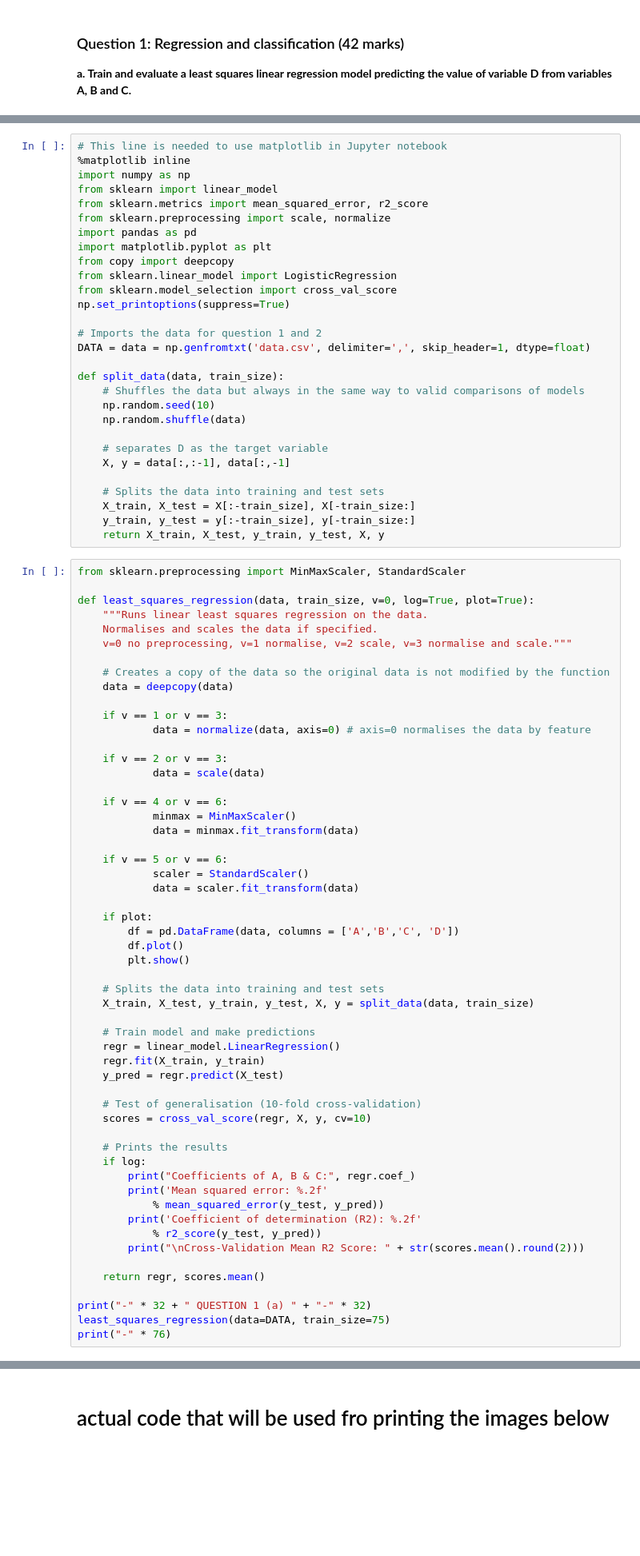
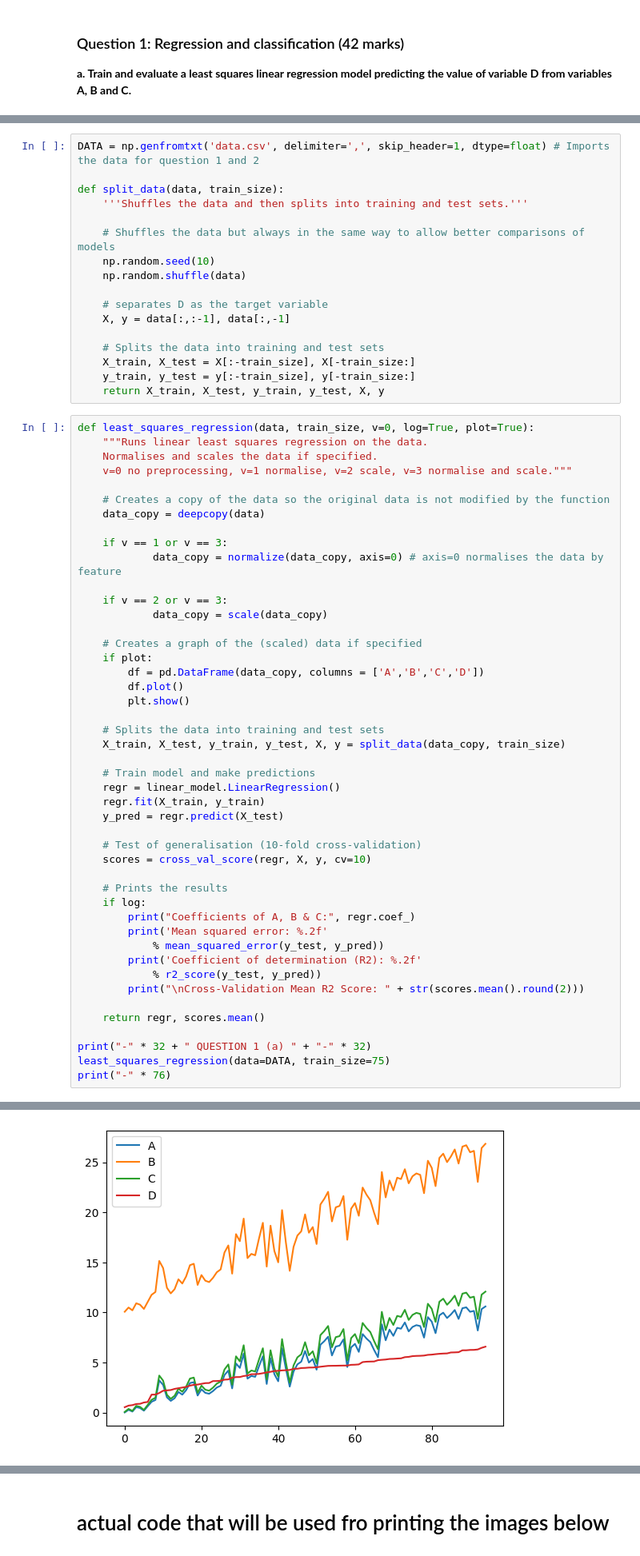
Before and after one commit to LucyIvatt/probabilistic-and-deep-learning, a Jupyter notebook: int3.ipynb, the cells around one changed output, grey strips where cells are left out. Shown at 80% size. Saved outputs shown, nothing was run; the diff lists cells and outputs as text; blank space fills up the shorter version.

```diff
--- a/int3.ipynb
+++ b/int3.ipynb
@@ -10,22 +48,10 @@ variable D from variables A, B and C.**
 # %%
-# This line is needed to use matplotlib in Jupyter notebook
-%matplotlib inline
-import numpy as np
-from sklearn import linear_model
-from sklearn.metrics import mean_squared_error, r2_score
-from sklearn.preprocessing import scale, normalize
-import pandas as pd
-import matplotlib.pyplot as plt
-from copy import deepcopy
-from sklearn.linear_model import LogisticRegression
-from sklearn.model_selection import cross_val_score
-np.set_printoptions(suppress=True)
-
-# Imports the data for question 1 and 2
-DATA = data = np.genfromtxt('data.csv', delimiter=',', skip_header=1, dtype=float)
+DATA = np.genfromtxt('data.csv', delimiter=',', skip_header=1, dtype=float) # Imports the data for question 1 and 2
 
 def split_data(data, train_size):
-    # Shuffles the data but always in the same way to valid comparisons of models
+    '''Shuffles the data and then splits into training and test sets.'''
+
+    # Shuffles the data but always in the same way to allow better comparisons of models
     np.random.seed(10)
     np.random.shuffle(data)
 
@@ -37,37 +63,28 @@ def split_data(data, train_size):
     y_train, y_test = y[:-train_size], y[-train_size:]
     return X_train, X_test, y_train, y_test, X, y
 # %%
-from sklearn.preprocessing import MinMaxScaler, StandardScaler
-
 def least_squares_regression(data, train_size, v=0, log=True, plot=True):
     """Runs linear least squares regression on the data.
     Normalises and scales the data if specified.
     v=0 no preprocessing, v=1 normalise, v=2 scale, v=3 normalise and scale."""
 
     # Creates a copy of the data so the original data is not modified by the function
-    data = deepcopy(data)
+    data_copy = deepcopy(data)
 
     if v == 1 or v == 3:
-            data = normalize(data, axis=0) # axis=0 normalises the data by feature
+            data_copy = normalize(data_copy, axis=0) # axis=0 normalises the data by feature
 
     if v == 2 or v == 3:
-            data = scale(data)
+            data_copy = scale(data_copy)
 
-    if v == 4 or v == 6:
-            minmax = MinMaxScaler()
-            data = minmax.fit_transform(data)
-
-    if v == 5 or v == 6:
-            scaler = StandardScaler()
-            data = scaler.fit_transform(data)
-
+    # Creates a graph of the (scaled) data if specified
     if plot:
-        df = pd.DataFrame(data, columns = ['A','B','C', 'D'])
+        df = pd.DataFrame(data_copy, columns = ['A','B','C','D'])
         df.plot()
         plt.show()
 
     # Splits the data into training and test sets
-    X_train, X_test, y_train, y_test, X, y = split_data(data, train_size)
+    X_train, X_test, y_train, y_test, X, y = split_data(data_copy, train_size)
 
     # Train model and make predictions
     regr = linear_model.LinearRegression()
@@ -91,3 +108,4 @@ def least_squares_regression(data, train_size, v=0, log=True, plot=True):
 print("-" * 32 + " QUESTION 1 (a) " + "-" * 32)
 least_squares_regression(data=DATA, train_size=75)
 print("-" * 76)
+# %% [output]
@@ -93,0 +113 @@ print("-" * 76)
+[figure, added]
```
Also changed, not shown: parts of 37 cells of this notebook.
